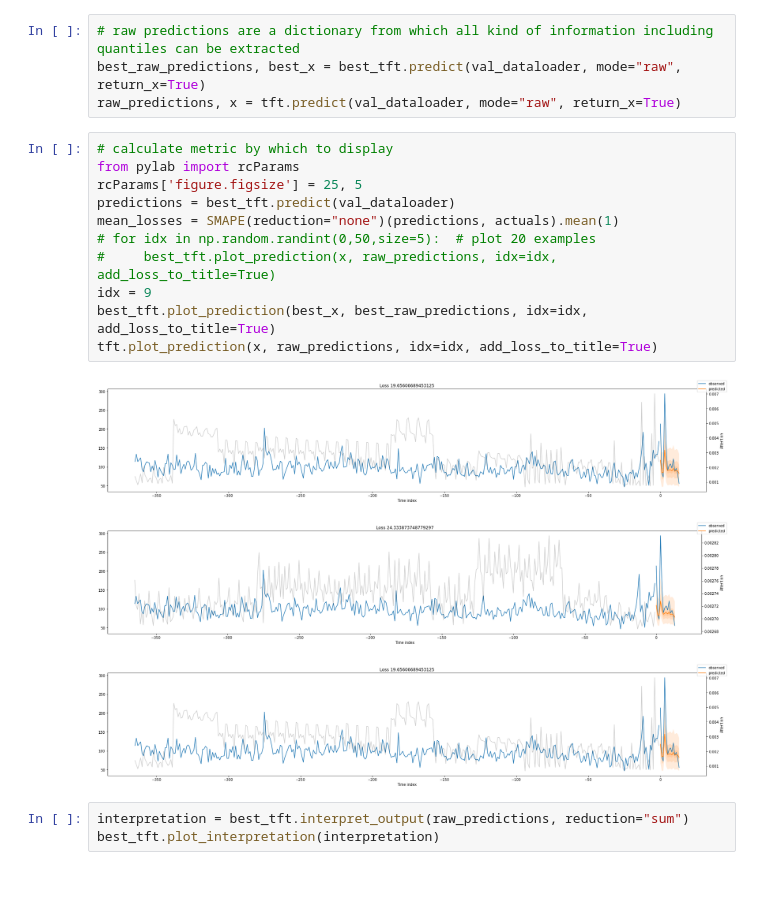
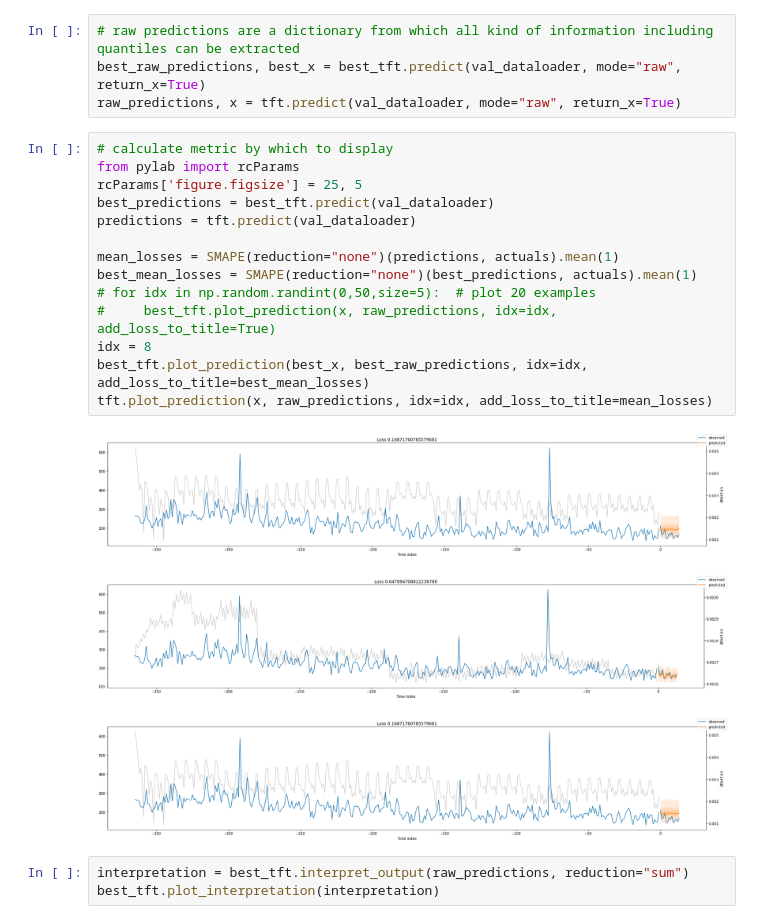
Before and after one commit to MohammadSakhnini/PageView_Prediction, a Jupyter notebook: Transformer/transformer.ipynb, the cells around one changed output. Drawn from its saved outputs; the diff is of its cells as text; blank space fills up the shorter version.

```diff
--- a/Transformer/transformer.ipynb
+++ b/Transformer/transformer.ipynb
@@ -340,18 +340,21 @@ raw_predictions, x = tft.predict(val_dataloader, mode="raw", return_x=True)
 # %%
 # calculate metric by which to display
 from pylab import rcParams
 rcParams['figure.figsize'] = 25, 5
-predictions = best_tft.predict(val_dataloader)
+best_predictions = best_tft.predict(val_dataloader)
+predictions = tft.predict(val_dataloader)
+
 mean_losses = SMAPE(reduction="none")(predictions, actuals).mean(1)
+best_mean_losses = SMAPE(reduction="none")(best_predictions, actuals).mean(1)
 # for idx in np.random.randint(0,50,size=5):  # plot 20 examples
 #     best_tft.plot_prediction(x, raw_predictions, idx=idx, add_loss_to_title=True)
-idx = 9
-best_tft.plot_prediction(best_x, best_raw_predictions, idx=idx, add_loss_to_title=True)
-tft.plot_prediction(x, raw_predictions, idx=idx, add_loss_to_title=True)
+idx = 8
+best_tft.plot_prediction(best_x, best_raw_predictions, idx=idx, add_loss_to_title=best_mean_losses)
+tft.plot_prediction(x, raw_predictions, idx=idx, add_loss_to_title=mean_losses)
 # %% [output]
-[figure, old version]
+[figure, new version]
-[figure, old version]
+[figure, new version]
-[figure, old version]
+[figure, new version]
 # %%
 interpretation = best_tft.interpret_output(raw_predictions, reduction="sum")
 best_tft.plot_interpretation(interpretation)
```
Also changed, not shown: parts of 1 cell of this notebook.
